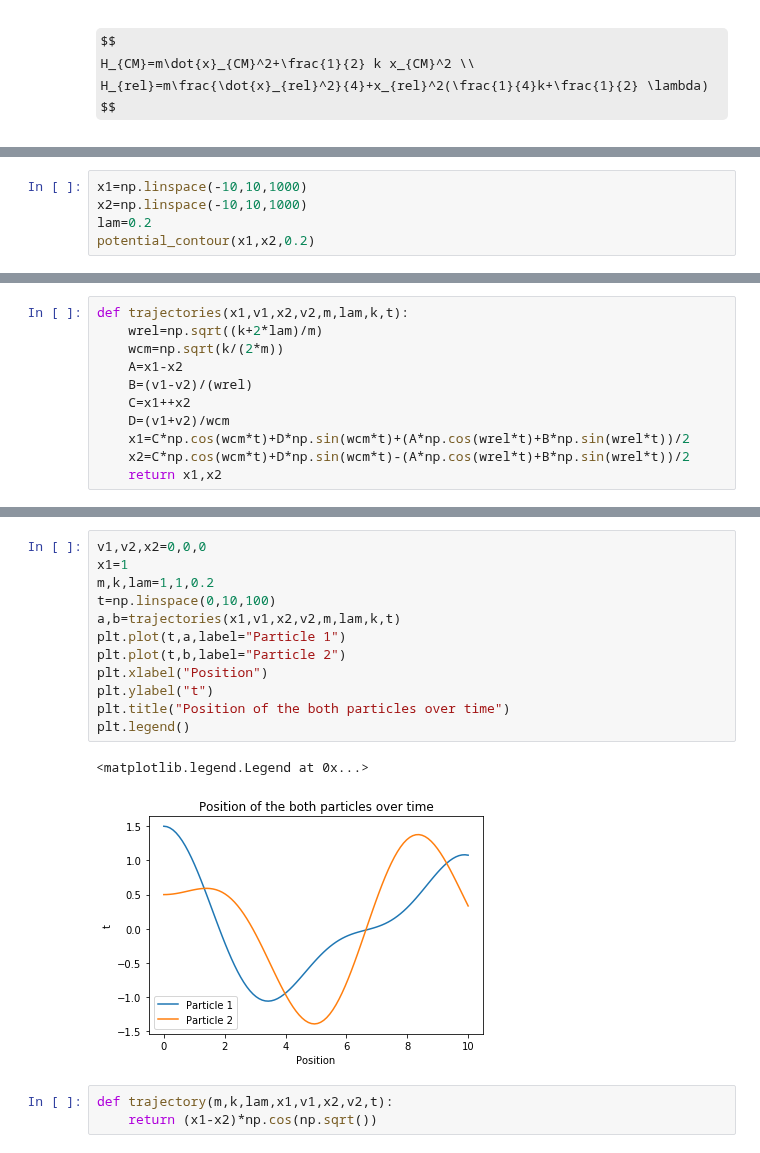
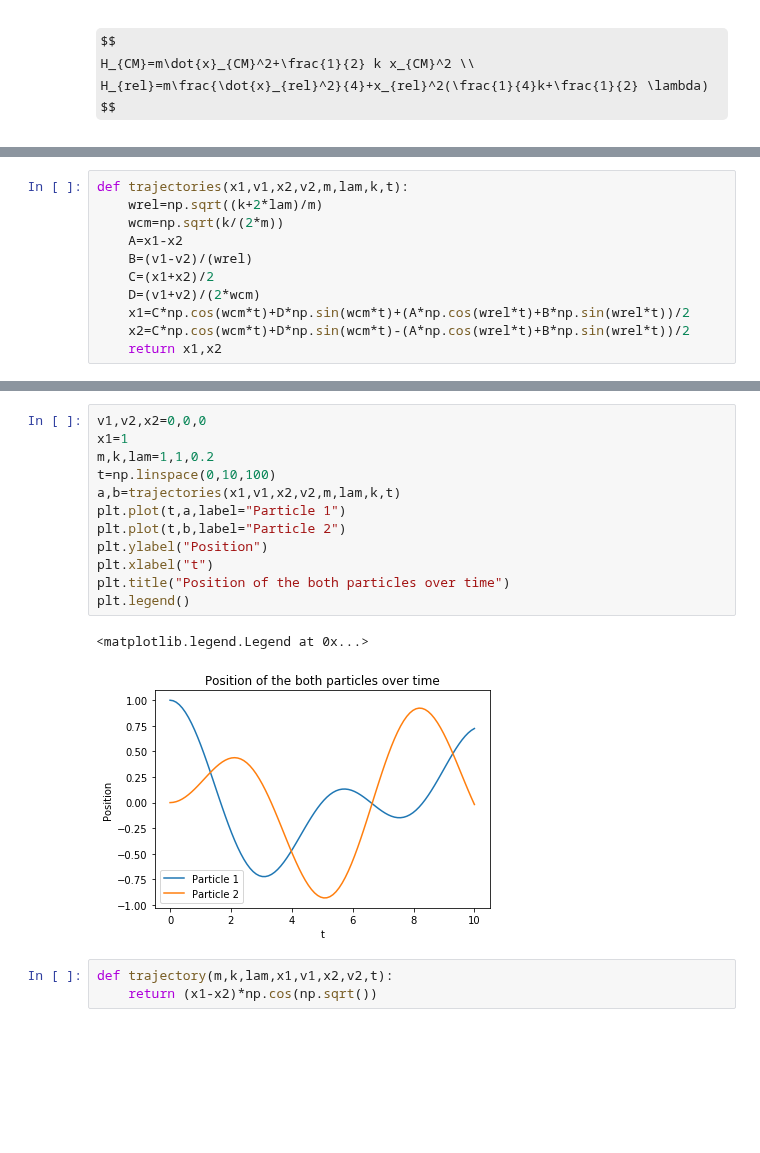
Before and after one commit to ml4cdeca/ComputationalQuantumDynamics, a Jupyter notebook: blatt3/exercise3.ipynb, the cells around one changed output, grey strips where cells are left out. Saved outputs shown, nothing was run; the diff lists cells and outputs as text; some formulas as TeX source; blank space fills up the shorter version.

```diff
--- a/blatt3/exercise3.ipynb
+++ b/blatt3/exercise3.ipynb
@@ -78,7 +80,2 @@ def potential_contour(x1,x2,lam):
     plt.contour(X,Y,Z,cmap="RdGy")
     plt.colorbar()
-# %%
-x1=np.linspace(-10,10,1000)
-x2=np.linspace(-10,10,1000)
-lam=0.2
-potential_contour(x1,x2,0.2)
@@ -90,8 +85,8 @@ def trajectories(x1,v1,x2,v2,m,lam,k,t):
     wcm=np.sqrt(k/(2*m))
     A=x1-x2
     B=(v1-v2)/(wrel)
-    C=x1++x2
-    D=(v1+v2)/wcm
+    C=(x1+x2)/2
+    D=(v1+v2)/(2*wcm)
     x1=C*np.cos(wcm*t)+D*np.sin(wcm*t)+(A*np.cos(wrel*t)+B*np.sin(wrel*t))/2
     x2=C*np.cos(wcm*t)+D*np.sin(wcm*t)-(A*np.cos(wrel*t)+B*np.sin(wrel*t))/2
     return x1,x2
@@ -98,18 +107,18 @@ def trajectories(x1,v1,x2,v2,m,lam,k,t):
 # %%
 v1,v2,x2=0,0,0
 x1=1
 m,k,lam=1,1,0.2
 t=np.linspace(0,10,100)
 a,b=trajectories(x1,v1,x2,v2,m,lam,k,t)
 plt.plot(t,a,label="Particle 1")
 plt.plot(t,b,label="Particle 2")
-plt.xlabel("Position")
-plt.ylabel("t")
+plt.ylabel("Position")
+plt.xlabel("t")
 plt.title("Position of the both particles over time")
 plt.legend()
 # %% [output]
 <matplotlib.legend.Legend at 0x...>
-[figure, old version]
+[figure, new version]
 # %%
 def trajectory(m,k,lam,x1,v1,x2,v2,t):
     return (x1-x2)*np.cos(np.sqrt())
```
Also changed, not shown: parts of 22 cells of this notebook.
